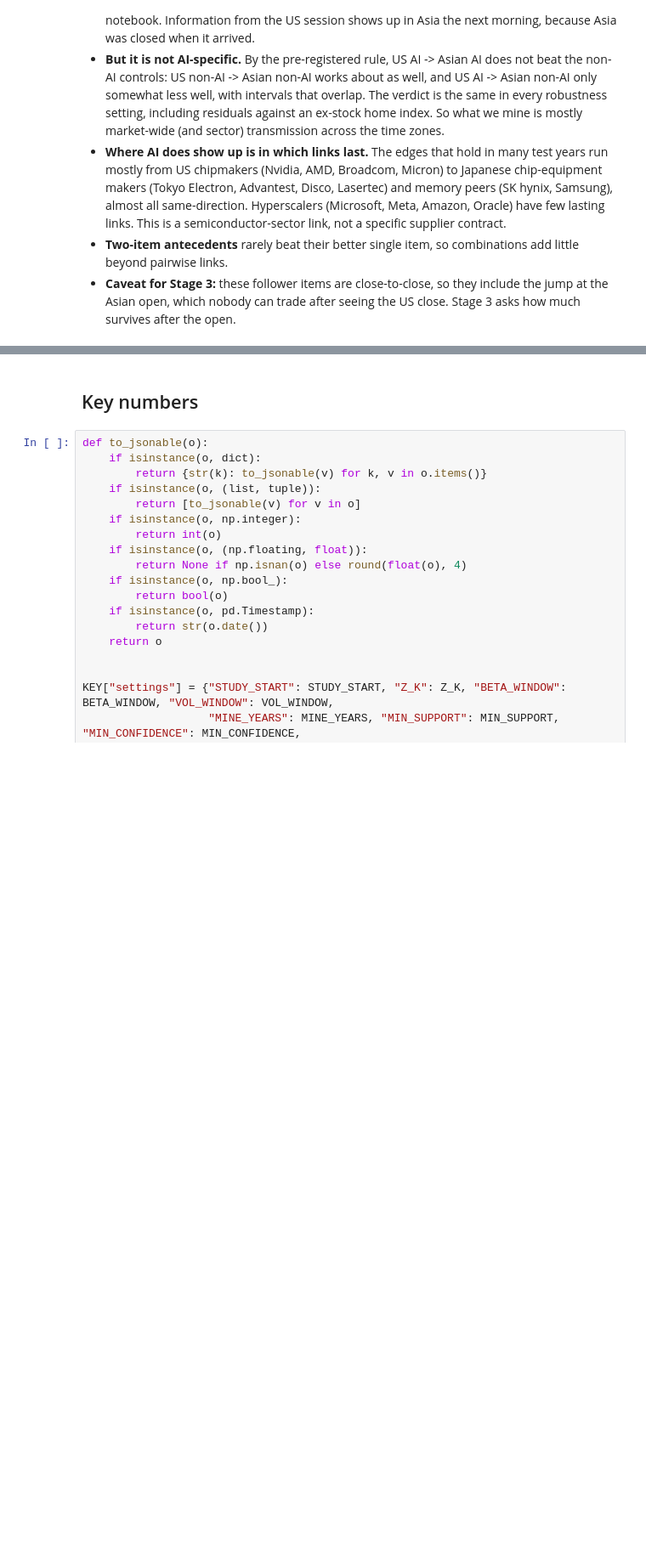
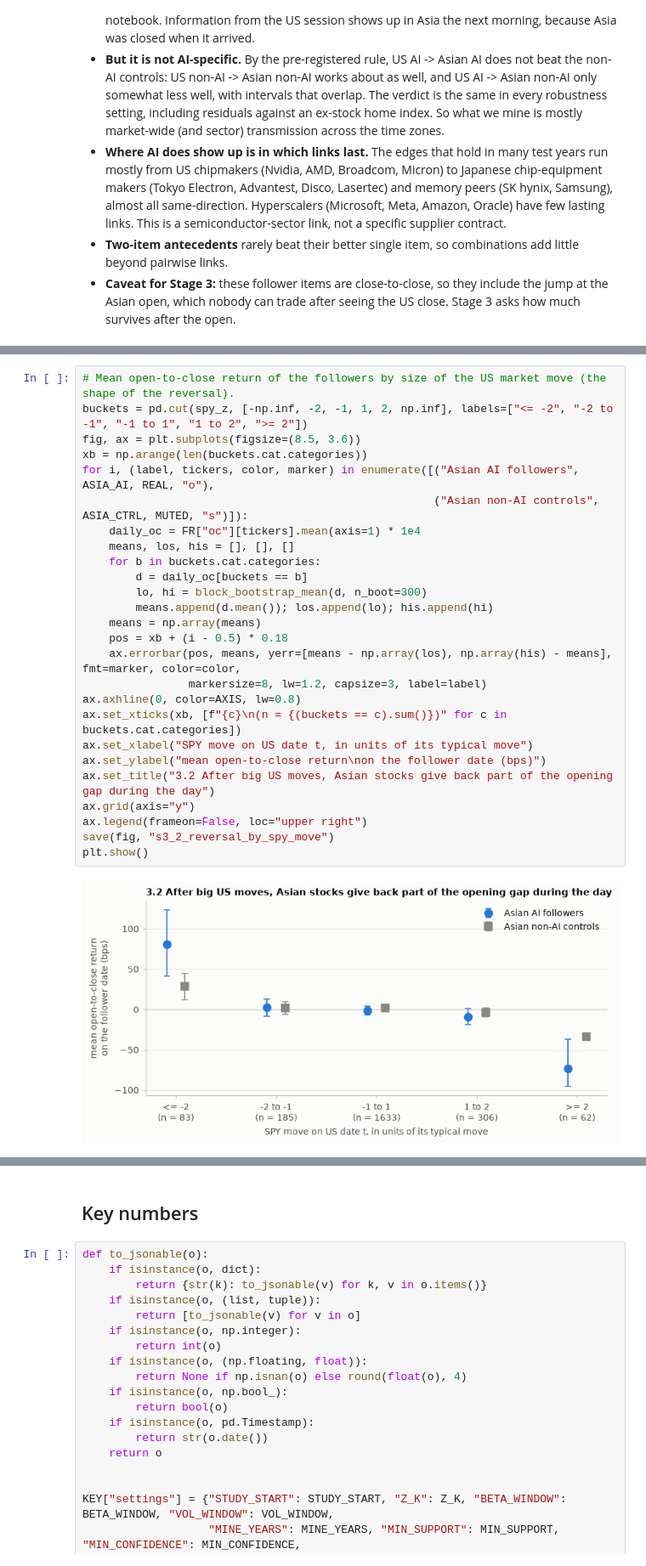
Before and after one commit to Farid-Abdullah/stock-comovement, a Jupyter notebook: overnight_transmission.ipynb, the cells around one changed output, grey strips where cells are left out. Shown at 85% size. Drawn from its saved outputs; the diff is of its cells as text; blank space fills up the shorter version.

```diff
--- a/overnight_transmission.ipynb
+++ b/overnight_transmission.ipynb
@@ -942,0 +1298,28 @@ Edges (b): 45 of 162 held in 3+ test years above the chance hold rate (43.2%); 4
+# %%
+# Mean open-to-close return of the followers by size of the US market move (the shape of the reversal).
+buckets = pd.cut(spy_z, [-np.inf, -2, -1, 1, 2, np.inf], labels=["<= -2", "-2 to -1", "-1 to 1", "1 to 2", ">= 2"])
+fig, ax = plt.subplots(figsize=(8.5, 3.6))
+xb = np.arange(len(buckets.cat.categories))
+for i, (label, tickers, color, marker) in enumerate([("Asian AI followers", ASIA_AI, REAL, "o"),
+                                                     ("Asian non-AI controls", ASIA_CTRL, MUTED, "s")]):
+    daily_oc = FR["oc"][tickers].mean(axis=1) * 1e4
+    means, los, his = [], [], []
+    for b in buckets.cat.categories:
+        d = daily_oc[buckets == b]
+        lo, hi = block_bootstrap_mean(d, n_boot=300)
+        means.append(d.mean()); los.append(lo); his.append(hi)
+    means = np.array(means)
+    pos = xb + (i - 0.5) * 0.18
+    ax.errorbar(pos, means, yerr=[means - np.array(los), np.array(his) - means], fmt=marker, color=color,
+                markersize=8, lw=1.2, capsize=3, label=label)
+ax.axhline(0, color=AXIS, lw=0.8)
+ax.set_xticks(xb, [f"{c}\n(n = {(buckets == c).sum()})" for c in buckets.cat.categories])
+ax.set_xlabel("SPY move on US date t, in units of its typical move")
+ax.set_ylabel("mean open-to-close return\non the follower date (bps)")
+ax.set_title("3.2 After big US moves, Asian stocks give back part of the opening gap during the day")
+ax.grid(axis="y")
+ax.legend(frameon=False, loc="upper right")
+save(fig, "s3_2_reversal_by_spy_move")
+plt.show()
+# %% [output]
+[figure, added]
```
Also changed, not shown: parts of 20 cells of this notebook, 10 other files.
